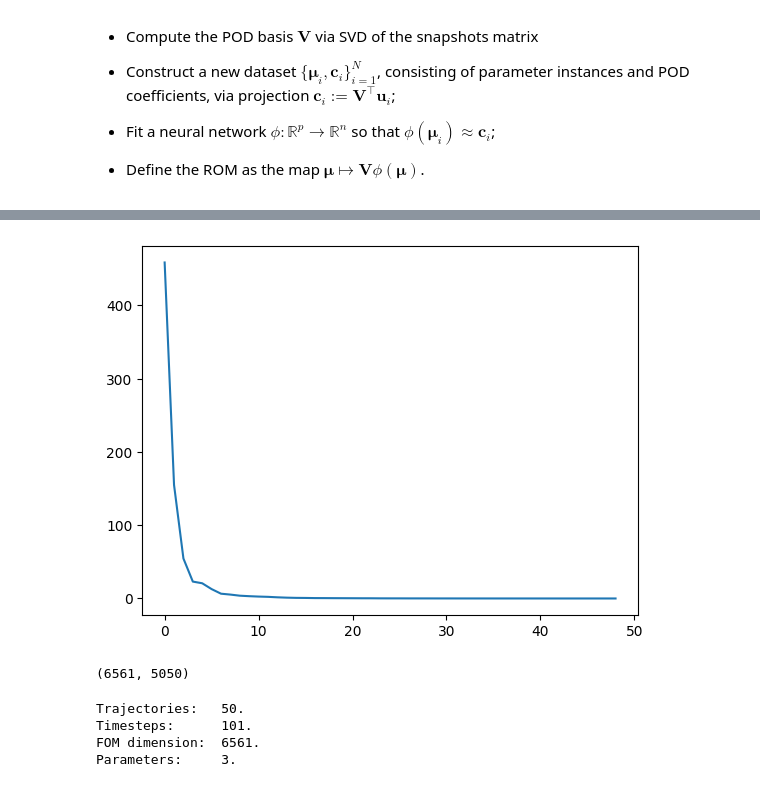
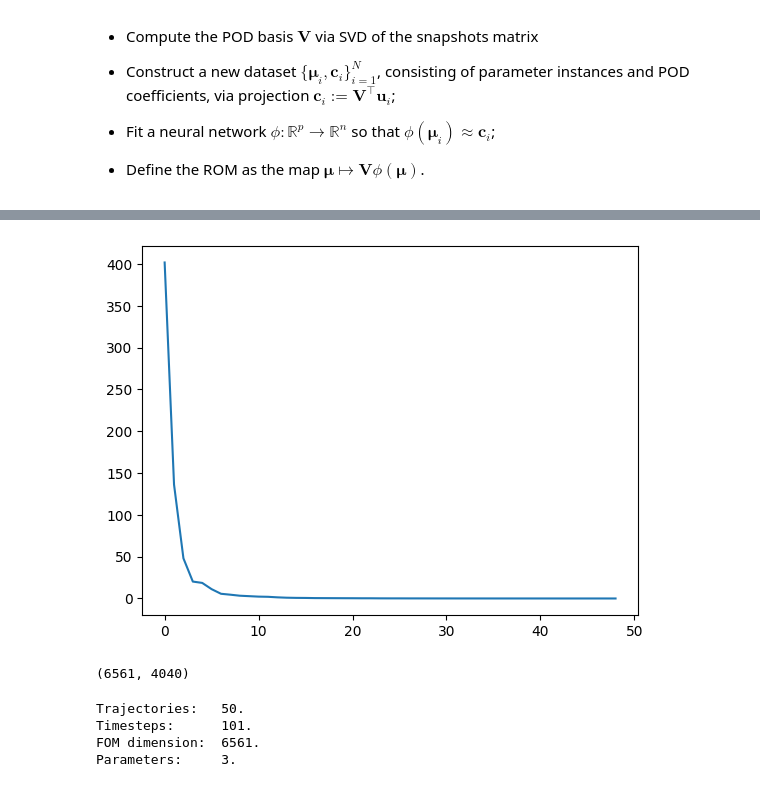
Before and after one commit to LuigiPagani/DL-ROM-for-Navier-Stokes, a Jupyter notebook: POD_NN.ipynb, the cells around one changed output, grey strips where cells are left out. Saved outputs shown, nothing was run; the diff lists cells and outputs as text; code cells hidden in the pictures.

```diff
--- a/POD_NN.ipynb
+++ b/POD_NN.ipynb
@@ -177,17 +174,22 @@ ntrain = 250*101
+# %%
+u = snapshots
+ntimes = 101
+ntrain_traj = 40
+ntrain_snaps = ntrain_traj*ntimes
 # %%
 from scipy.linalg import svd
-X, s, Yt = svd(u[:ntrain].T, full_matrices = False)
+X, s, Yt = svd(u[:ntrain_snaps].T, full_matrices = False)
 plt.plot(s[1:50])
 plt.show()
 # %% [output]
-[figure, old version]
+[figure, new version]
 # %%
 n = 5
 V = X[:, :n]
 # %%
 X.shape
 # %% [output]
-(6561, 5050)
+(6561, 4040)
 # %%
 snapshots1 = snapshots
 from dlroms import*
```
Also changed, not shown: parts of 18 cells of this notebook.
